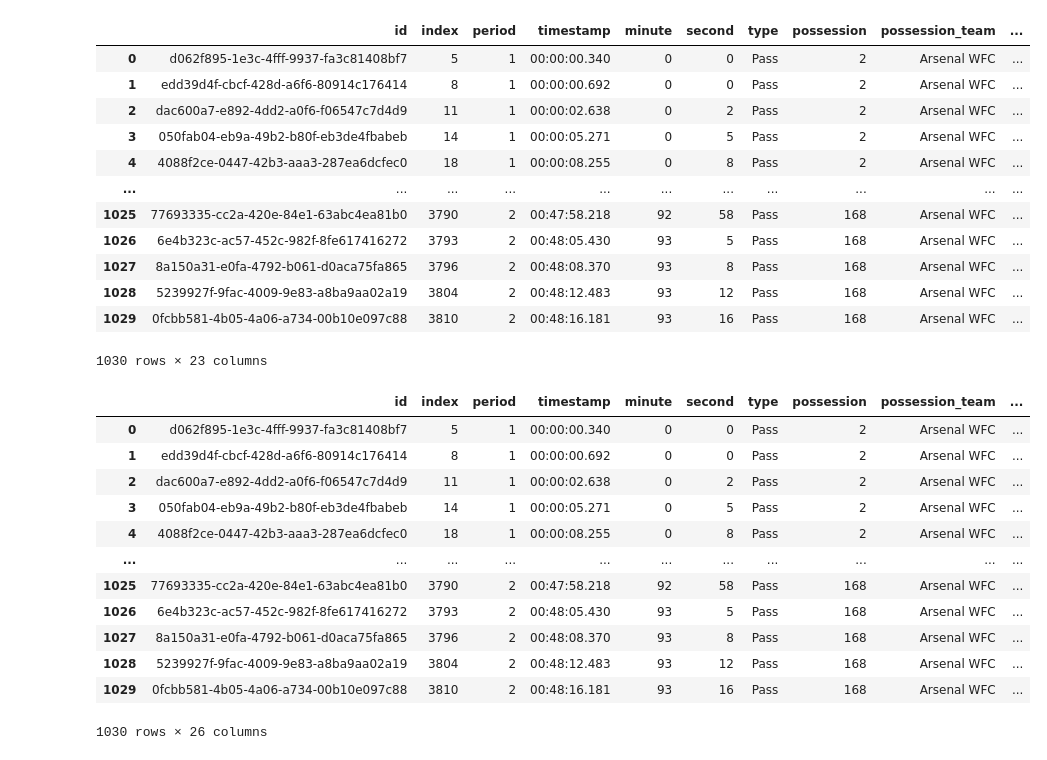
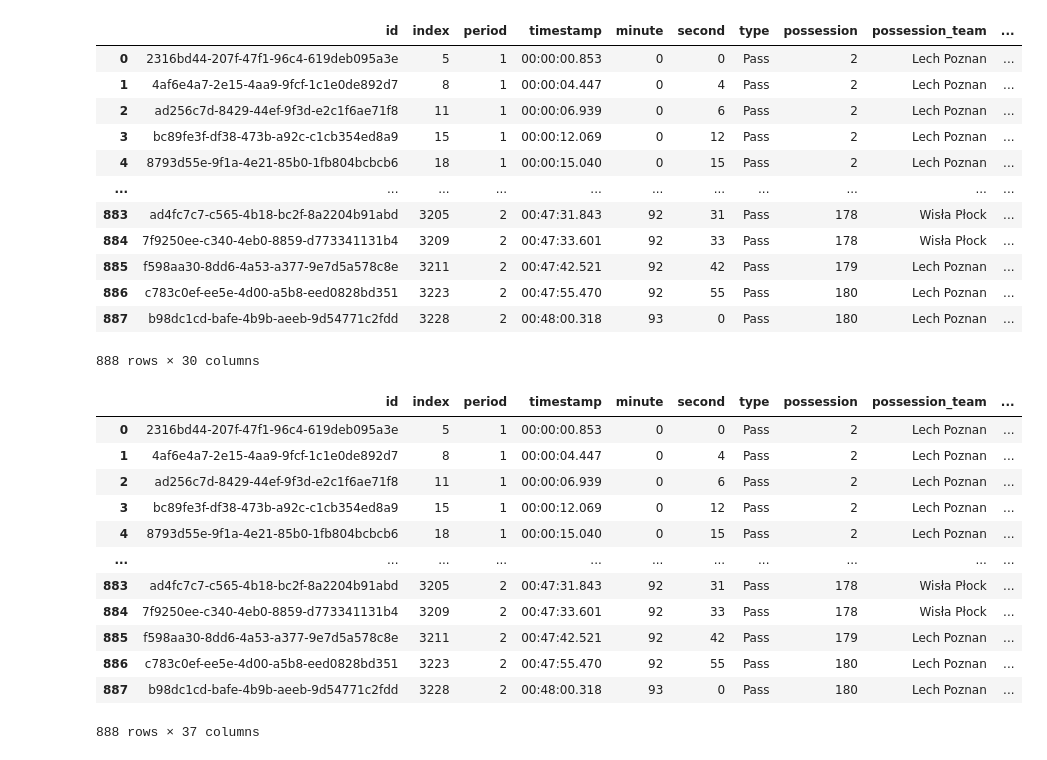
Before and after one commit to mattyl006/sport-data-science, a Jupyter notebook: grid_areas/grid_areas.ipynb, the cells around one changed output. Cells and saved outputs as stored; diff of their text form; code cells hidden in the pictures.

Commit message:
init find passes sequences by possession team

```diff
--- a/grid_areas/grid_areas.ipynb
+++ b/grid_areas/grid_areas.ipynb
@@ -1,43 +1,43 @@
 # %%
 import numpy as np
 import pandas as pd
 from statsbombpy import sb
 
-passes = sb.events(match_id=3775648, split=True, flatten_attrs=False)["passes"]
+passes = sb.events(match_id=3836192, split=True, flatten_attrs=False)["passes"]
 passes
 # %% [output]
 |  | id | index | period | timestamp | minute | second | type | possession | possession_team | ... |
-| 0 | d062f895-1e3c-4fff-9937-fa3c81408bf7 | 5 | 1 | 00:00:00.340 | 0 | 0 | Pass | 2 | Arsenal WFC | ... |
-| 1 | edd39d4f-cbcf-428d-a6f6-80914c176414 | 8 | 1 | 00:00:00.692 | 0 | 0 | Pass | 2 | Arsenal WFC | ... |
-| 2 | dac600a7-e892-4dd2-a0f6-f06547c7d4d9 | 11 | 1 | 00:00:02.638 | 0 | 2 | Pass | 2 | Arsenal WFC | ... |
-| 3 | 050fab04-eb9a-49b2-b80f-eb3de4fbabeb | 14 | 1 | 00:00:05.271 | 0 | 5 | Pass | 2 | Arsenal WFC | ... |
-| 4 | 4088f2ce-0447-42b3-aaa3-287ea6dcfec0 | 18 | 1 | 00:00:08.255 | 0 | 8 | Pass | 2 | Arsenal WFC | ... |
+| 0 | 2316bd44-207f-47f1-96c4-619deb095a3e | 5 | 1 | 00:00:00.853 | 0 | 0 | Pass | 2 | Lech Poznan | ... |
+| 1 | 4af6e4a7-2e15-4aa9-9fcf-1c1e0de892d7 | 8 | 1 | 00:00:04.447 | 0 | 4 | Pass | 2 | Lech Poznan | ... |
+| 2 | ad256c7d-8429-44ef-9f3d-e2c1f6ae71f8 | 11 | 1 | 00:00:06.939 | 0 | 6 | Pass | 2 | Lech Poznan | ... |
+| 3 | bc89fe3f-df38-473b-a92c-c1cb354ed8a9 | 15 | 1 | 00:00:12.069 | 0 | 12 | Pass | 2 | Lech Poznan | ... |
+| 4 | 8793d55e-9f1a-4e21-85b0-1fb804bcbcb6 | 18 | 1 | 00:00:15.040 | 0 | 15 | Pass | 2 | Lech Poznan | ... |
 | ... | ... | ... | ... | ... | ... | ... | ... | ... | ... | ... |
-| 1025 | 77693335-cc2a-420e-84e1-63abc4ea81b0 | 3790 | 2 | 00:47:58.218 | 92 | 58 | Pass | 168 | Arsenal WFC | ... |
-| 1026 | 6e4b323c-ac57-452c-982f-8fe617416272 | 3793 | 2 | 00:48:05.430 | 93 | 5 | Pass | 168 | Arsenal WFC | ... |
-| 1027 | 8a150a31-e0fa-4792-b061-d0aca75fa865 | 3796 | 2 | 00:48:08.370 | 93 | 8 | Pass | 168 | Arsenal WFC | ... |
-| 1028 | 5239927f-9fac-4009-9e83-a8ba9aa02a19 | 3804 | 2 | 00:48:12.483 | 93 | 12 | Pass | 168 | Arsenal WFC | ... |
-| 1029 | 0fcbb581-4b05-4a06-a734-00b10e097c88 | 3810 | 2 | 00:48:16.181 | 93 | 16 | Pass | 168 | Arsenal WFC | ... |
+| 883 | ad4fc7c7-c565-4b18-bc2f-8a2204b91abd | 3205 | 2 | 00:47:31.843 | 92 | 31 | Pass | 178 | Wisła Płock | ... |
+| 884 | 7f9250ee-c340-4eb0-8859-d773341131b4 | 3209 | 2 | 00:47:33.601 | 92 | 33 | Pass | 178 | Wisła Płock | ... |
+| 885 | f598aa30-8dd6-4a53-a377-9e7d5a578c8e | 3211 | 2 | 00:47:42.521 | 92 | 42 | Pass | 179 | Lech Poznan | ... |
+| 886 | c783c0ef-ee5e-4d00-a5b8-eed0828bd351 | 3223 | 2 | 00:47:55.470 | 92 | 55 | Pass | 180 | Lech Poznan | ... |
+| 887 | b98dc1cd-bafe-4b9b-aeeb-9d54771c2fdd | 3228 | 2 | 00:48:00.318 | 93 | 0 | Pass | 180 | Lech Poznan | ... |
-1030 rows × 23 columns
+888 rows × 30 columns
 # %%
-from grid_areas import add_grid_areas
+from grid_areas import add_areas_and_pos
 
-passes = add_grid_areas(passes)
+passes = add_areas_and_pos(passes)
 passes
 # %% [output]
 |  | id | index | period | timestamp | minute | second | type | possession | possession_team | ... |
-| 0 | d062f895-1e3c-4fff-9937-fa3c81408bf7 | 5 | 1 | 00:00:00.340 | 0 | 0 | Pass | 2 | Arsenal WFC | ... |
-| 1 | edd39d4f-cbcf-428d-a6f6-80914c176414 | 8 | 1 | 00:00:00.692 | 0 | 0 | Pass | 2 | Arsenal WFC | ... |
-| 2 | dac600a7-e892-4dd2-a0f6-f06547c7d4d9 | 11 | 1 | 00:00:02.638 | 0 | 2 | Pass | 2 | Arsenal WFC | ... |
-| 3 | 050fab04-eb9a-49b2-b80f-eb3de4fbabeb | 14 | 1 | 00:00:05.271 | 0 | 5 | Pass | 2 | Arsenal WFC | ... |
-| 4 | 4088f2ce-0447-42b3-aaa3-287ea6dcfec0 | 18 | 1 | 00:00:08.255 | 0 | 8 | Pass | 2 | Arsenal WFC | ... |
+| 0 | 2316bd44-207f-47f1-96c4-619deb095a3e | 5 | 1 | 00:00:00.853 | 0 | 0 | Pass | 2 | Lech Poznan | ... |
+| 1 | 4af6e4a7-2e15-4aa9-9fcf-1c1e0de892d7 | 8 | 1 | 00:00:04.447 | 0 | 4 | Pass | 2 | Lech Poznan | ... |
+| 2 | ad256c7d-8429-44ef-9f3d-e2c1f6ae71f8 | 11 | 1 | 00:00:06.939 | 0 | 6 | Pass | 2 | Lech Poznan | ... |
+| 3 | bc89fe3f-df38-473b-a92c-c1cb354ed8a9 | 15 | 1 | 00:00:12.069 | 0 | 12 | Pass | 2 | Lech Poznan | ... |
+| 4 | 8793d55e-9f1a-4e21-85b0-1fb804bcbcb6 | 18 | 1 | 00:00:15.040 | 0 | 15 | Pass | 2 | Lech Poznan | ... |
 | ... | ... | ... | ... | ... | ... | ... | ... | ... | ... | ... |
-| 1025 | 77693335-cc2a-420e-84e1-63abc4ea81b0 | 3790 | 2 | 00:47:58.218 | 92 | 58 | Pass | 168 | Arsenal WFC | ... |
-| 1026 | 6e4b323c-ac57-452c-982f-8fe617416272 | 3793 | 2 | 00:48:05.430 | 93 | 5 | Pass | 168 | Arsenal WFC | ... |
-| 1027 | 8a150a31-e0fa-4792-b061-d0aca75fa865 | 3796 | 2 | 00:48:08.370 | 93 | 8 | Pass | 168 | Arsenal WFC | ... |
-| 1028 | 5239927f-9fac-4009-9e83-a8ba9aa02a19 | 3804 | 2 | 00:48:12.483 | 93 | 12 | Pass | 168 | Arsenal WFC | ... |
-| 1029 | 0fcbb581-4b05-4a06-a734-00b10e097c88 | 3810 | 2 | 00:48:16.181 | 93 | 16 | Pass | 168 | Arsenal WFC | ... |
+| 883 | ad4fc7c7-c565-4b18-bc2f-8a2204b91abd | 3205 | 2 | 00:47:31.843 | 92 | 31 | Pass | 178 | Wisła Płock | ... |
+| 884 | 7f9250ee-c340-4eb0-8859-d773341131b4 | 3209 | 2 | 00:47:33.601 | 92 | 33 | Pass | 178 | Wisła Płock | ... |
+| 885 | f598aa30-8dd6-4a53-a377-9e7d5a578c8e | 3211 | 2 | 00:47:42.521 | 92 | 42 | Pass | 179 | Lech Poznan | ... |
+| 886 | c783c0ef-ee5e-4d00-a5b8-eed0828bd351 | 3223 | 2 | 00:47:55.470 | 92 | 55 | Pass | 180 | Lech Poznan | ... |
+| 887 | b98dc1cd-bafe-4b9b-aeeb-9d54771c2fdd | 3228 | 2 | 00:48:00.318 | 93 | 0 | Pass | 180 | Lech Poznan | ... |
-1030 rows × 26 columns
+888 rows × 37 columns
 # %%
 from grid_areas_tests import test
 
```
Also changed, not shown: parts of 1 cell of this notebook, 8 other files.
